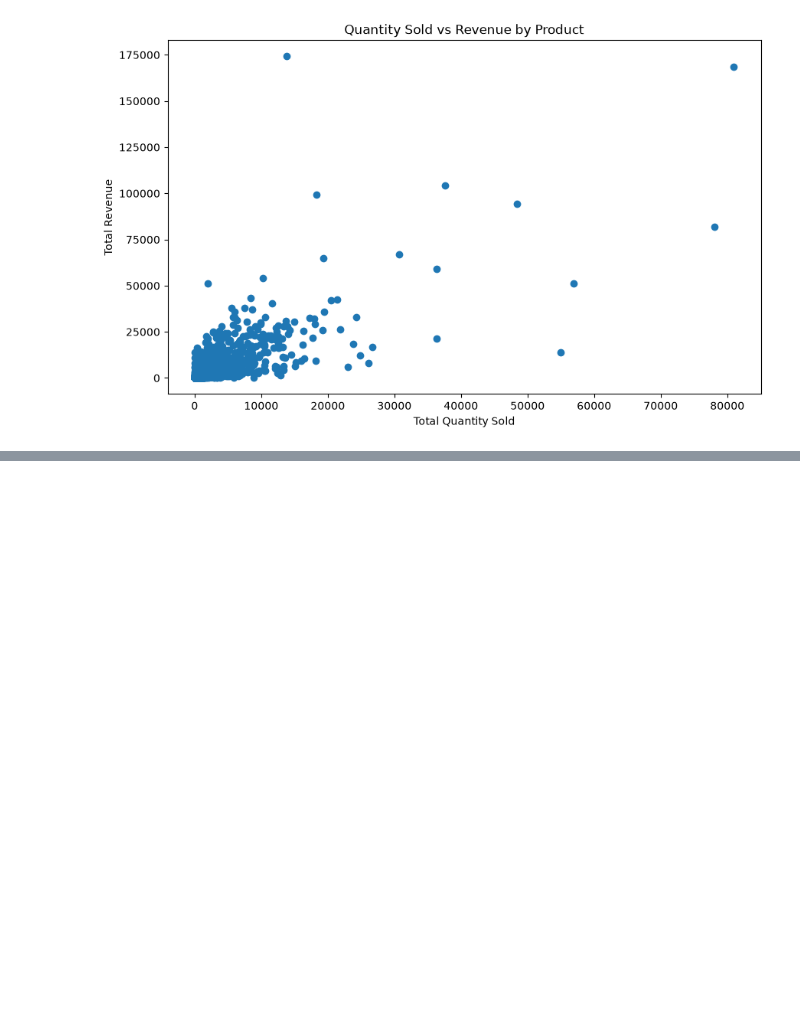
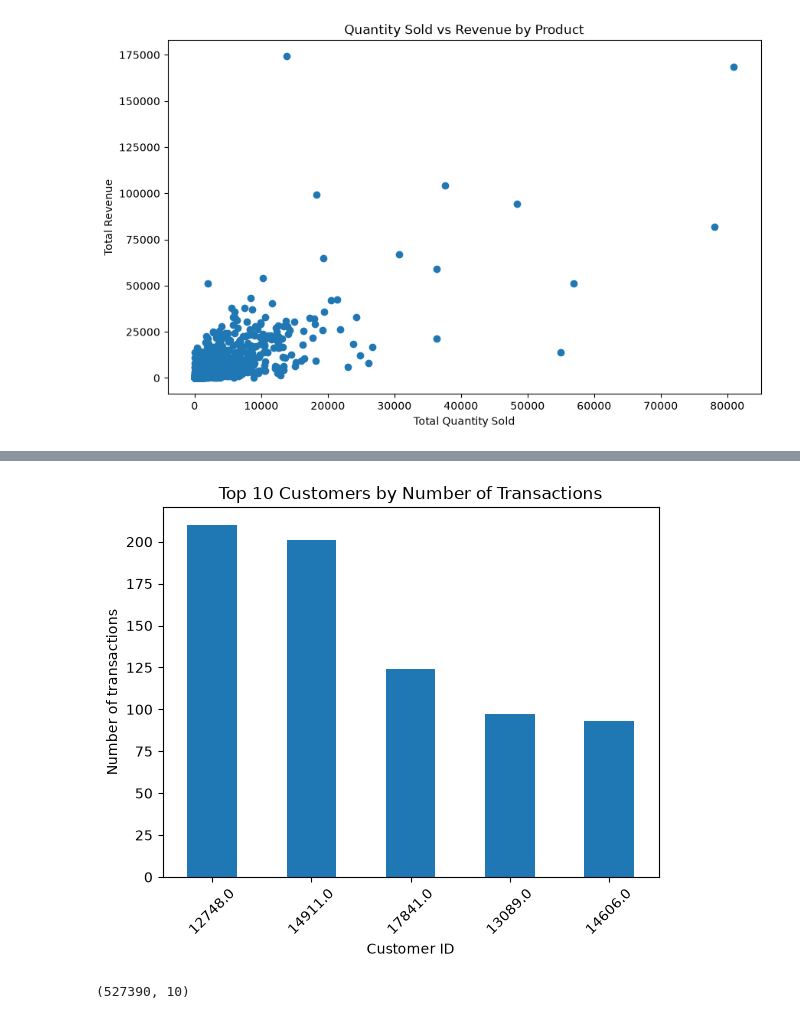
Before and after one commit to esthermaina36/online-retail-analysis, a Jupyter notebook: notebooks/01_initial_exploration.ipynb, the cells around one changed output, grey strips where cells are left out. Saved outputs shown, nothing was run; the diff lists cells and outputs as text; code cells hidden in the pictures; blank space fills up the shorter version.

```diff
--- a/notebooks/01_initial_exploration.ipynb
+++ b/notebooks/01_initial_exploration.ipynb
@@ -1057,0 +1214,7 @@ plt.show()
+# %%
+top_customers_transactions = (
+    customer_summary
+    .sort_values("Transactions", ascending=False)
+    .head()
+)
+top_customers_transactions
@@ -1057,0 +1229,13 @@ plt.show()
+# %%
+top_customers_transactions ["Transactions"].plot(kind="bar")
+plt.title("Top 10 Customers by Number of Transactions")
+plt.xlabel("Customer ID")
+plt.ylabel("Number of transactions")
+plt.xticks(rotation=45)
+plt.show()
+# %% [output]
+[figure, added]
+# %%
+df_sales.shape
+# %% [output]
+(527390, 10)
```
Also changed, not shown: parts of 19 cells of this notebook, 3 other files.
